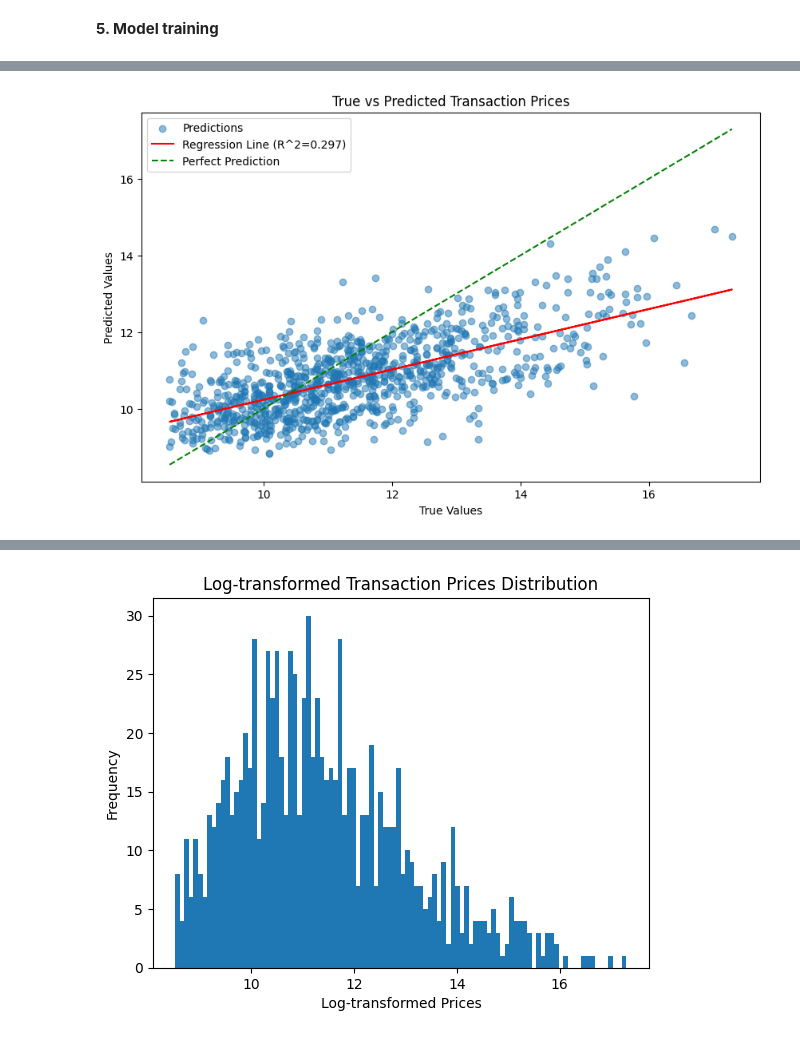
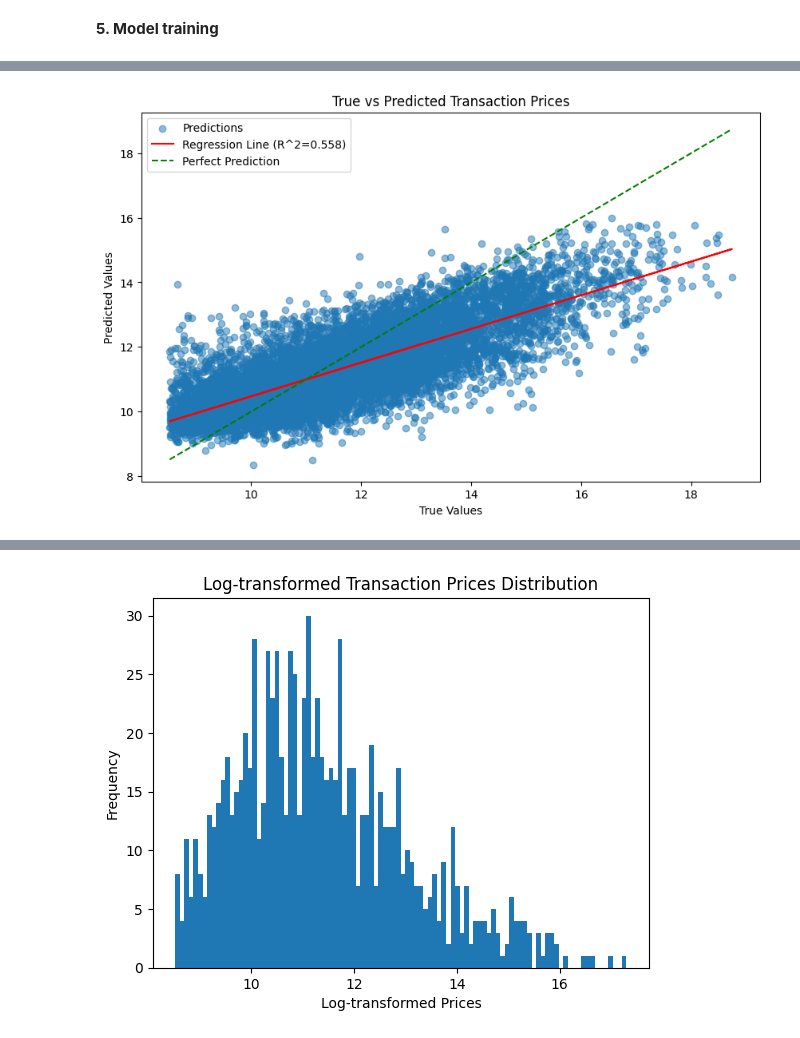
Before and after one commit to janwaelty/Master-Thesis, a Jupyter notebook: data_preprocessing.ipynb, the cells around one changed output, grey strips where cells are left out. Cells and saved outputs as stored; diff of their text form; code cells hidden in the pictures.

```diff
--- a/data_preprocessing.ipynb
+++ b/data_preprocessing.ipynb
@@ -338,26 +295,24 @@ def create_dataloaders(X_train, X_test, y_train, y_test, batch_size=32):
 
 
 selected_vars =  ['category', 'artist', 'transaction_price', 'height',
-                  'width', 'medium', 'transaction_house',
-                  'transaction_year_semi',]
-one_hot_vars = ['category', 'artist', 'medium', 'transaction_house',
-                 'transaction_year_semi']
+                  'width', 'medium', 'transaction_house', 'transaction_year_semi']
+one_hot_vars = ['category', 'artist', 'medium', 'transaction_house']
 
 
-X_train, X_test, y_train, y_test = get_data_for_nn(artwork_numeric_data,
+X_train, X_test, y_train, y_test = data_split(artwork_numeric_data,
                                                    selected_vars,
-                                                   one_hot_vars)
+                                                   one_hot_vars, 2020)
 
 
 trainloader, testloader = create_dataloaders(X_train, X_test, y_train, y_test)
 # %%
 
 # Initialize the model with the correct number of input features
-model = Numerical_Model(in_features=X_train.shape[1], h1=64, h2=32, h3=16)
+model = Numerical_Model(in_features=X_train.shape[1])
+
 
 # Train the model
 NumericalModel, prediction_numerical_model, target = train(model, trainloader,
                                                            testloader,
-                                                           eta = 0.00004,
                                                            epochs = 10)
 # %% [output]
@@ -385,38 +344,52 @@ Train data shape : (73757, 1269)
 # %%
 from scipy.stats import linregress
 from sklearn.metrics import r2_score
+from sklearn.linear_model import LinearRegression
+from sklearn.metrics import mean_squared_error
 
-# Assuming 'target' and 'prediction_numerical_model' are lists or arrays containing the true and predicted values
-# Ensure target and predictions are numpy arrays of the correct type
-target = np.array(target, dtype=np.float64)
-prediction_numerical_model = np.array(prediction_numerical_model, dtype=np.float64)
+# Train the model using the training data
+model = LinearRegression()
+model.fit(X_train, y_train)
 
-# Compute R-squared using sklearn
-r_squared = r2_score(target, prediction_numerical_model)
-print(f"R-squared: {r_squared}")
-
-# Compute regression line parameters using linregress
-slope, intercept, r_value, p_value, std_err = linregress(target, prediction_numerical_model)
-
-# Create a scatter plot
-plt.figure(figsize=(10, 6))
-plt.scatter(target, prediction_numerical_model, alpha=0.5, label='Predictions')
+# Make predictions on the test set
+y_pred = model.predict(X_test)
 
 
-# Plot the regression line
-plt.plot(target, slope * target + intercept, color='red', label=f'Regression Line (R^2={r_squared:.3f})')
 
-# Plot y=x line (perfect predictions)
-plt.plot([min(target), max(target)], [min(target), max(target)], color='green', linestyle='--', label='Perfect Prediction')
 
-# Labels and title
-plt.xlabel('True Values')
-plt.ylabel('Predicted Values')
-plt.title('True vs Predicted Transaction Prices')
-plt.legend()
 
-# Show the plot
-plt.show()
+def fit_visualization(X, y):
+  target = np.array(X, dtype=np.float64)
+  prediction_numerical_model = np.array(y, dtype=np.float64)
 
-print(slope)
+    # Compute R-squared using sklearn
+  r_squared = r2_score(target, prediction_numerical_model)
+  print(f"R-squared: {r_squared}")
+
+  # Compute regression line parameters using linregress
+  slope, intercept, r_value, p_value, std_err = linregress(target, prediction_numerical_model)
+
+  # Create a scatter plot
+  plt.figure(figsize=(10, 6))
+  plt.scatter(target, prediction_numerical_model, alpha=0.5, label='Predictions')
+
+
+  # Plot the regression line
+  plt.plot(target, slope * target + intercept, color='red', label=f'Regression Line (R^2={r_squared:.3f})')
+
+  # Plot y=x line (perfect predictions)
+  plt.plot([min(target), max(target)], [min(target), max(target)], color='green', linestyle='--', label='Perfect Prediction')
+
+  # Labels and title
+  plt.xlabel('True Values')
+  plt.ylabel('Predicted Values')
+  plt.title('True vs Predicted Transaction Prices')
+  plt.legend()
+
+  # Show the plot
+  plt.show()
+
+  print(slope)
+
+fit_visualization(target, prediction_numerical_model)
 # %% [output]
@@ -424 +397 @@ R-squared: 0.29658153185525116
-[figure, old version]
+[figure, new version]
```
Also changed, not shown: parts of 10 cells of this notebook.
